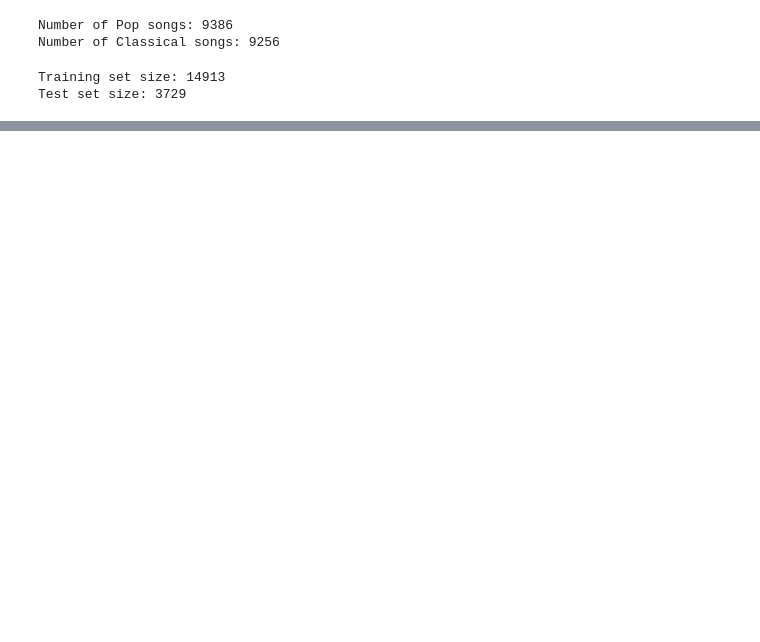
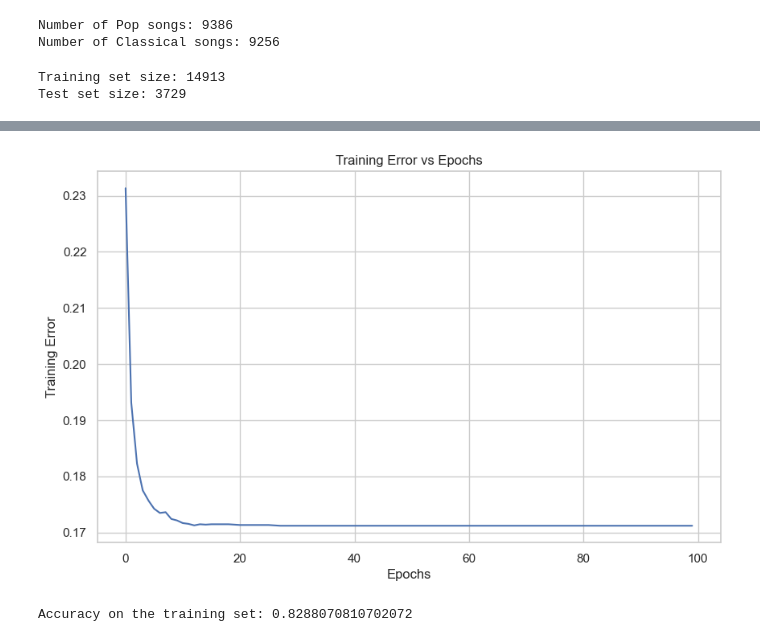
Before and after one commit to tihassfjord/RepDatWest, a Jupyter notebook: code/assignment1.ipynb, the cells around one changed output, grey strips where cells are left out. Saved outputs shown, nothing was run; the diff lists cells and outputs as text; code cells hidden in the pictures; blank space fills up the shorter version.

```diff
--- a/code/assignment1.ipynb
+++ b/code/assignment1.ipynb
@@ -135,0 +184,63 @@ Test set size: 3729
+# %%
+
+import numpy as np
+import seaborn as sns
+import matplotlib.pyplot as plt
+
+# Sigmoid function
+def sigmoid(z):
+    return 1 / (1 + np.exp(-z))
+
+# Gradient descent function for logistic regression
+def gradient_descent(X, y, learning_rate, epochs):
+    weights = np.zeros(X.shape[1])
+    errors = []
+    for epoch in range(epochs):
+        for i in range(X.shape[0]):
+            z = np.dot(X[i], weights)
+            h = sigmoid(z)
+            gradient = (h - y[i]) * X[i]
+            weights -= learning_rate * gradient
+        # Compute the training error for this epoch
+        y_pred = predict(X, weights)
+        error = np.mean(y_pred != y)
+        errors.append(error)
+    return weights, errors
+
+# Prediction function
+def predict(X, weights):
+    z = np.dot(X, weights)
+    y_pred = sigmoid(z)
+    y_pred[y_pred >= 0.5] = 1
+    y_pred[y_pred < 0.5] = 0
+    return y_pred
+
+# Shuffle the training data
+shuffle_indices = np.random.permutation(len(X_train))
+X_train_shuffled = X_train[shuffle_indices]
+y_train_shuffled = y_train[shuffle_indices]
+
+# Set the learning rate and number of epochs
+learning_rate = 0.01
+epochs = 100
+
+# Train the logistic regression classifier
+weights, errors = gradient_descent(X_train, y_train, learning_rate, epochs)
+
+# Plot the training error as a function of epochs using Seaborn
+sns.set(style="whitegrid")
+plt.figure(figsize=(10, 6))
+sns.lineplot(x=range(epochs), y=errors)
+plt.xlabel('Epochs')
+plt.ylabel('Training Error')
+plt.title('Training Error vs Epochs')
+plt.show()
+
+# Compute the accuracy on the training set
+y_train_pred = predict(X_train, weights)
+accuracy = np.mean(y_train_pred == y_train)
+
+print(f"Accuracy on the training set: {accuracy}")
+# %% [output]
+[figure, added]
+Accuracy on the training set: 0.8288070810702072
```
Also changed, not shown: parts of 14 cells of this notebook, 1 other file.
